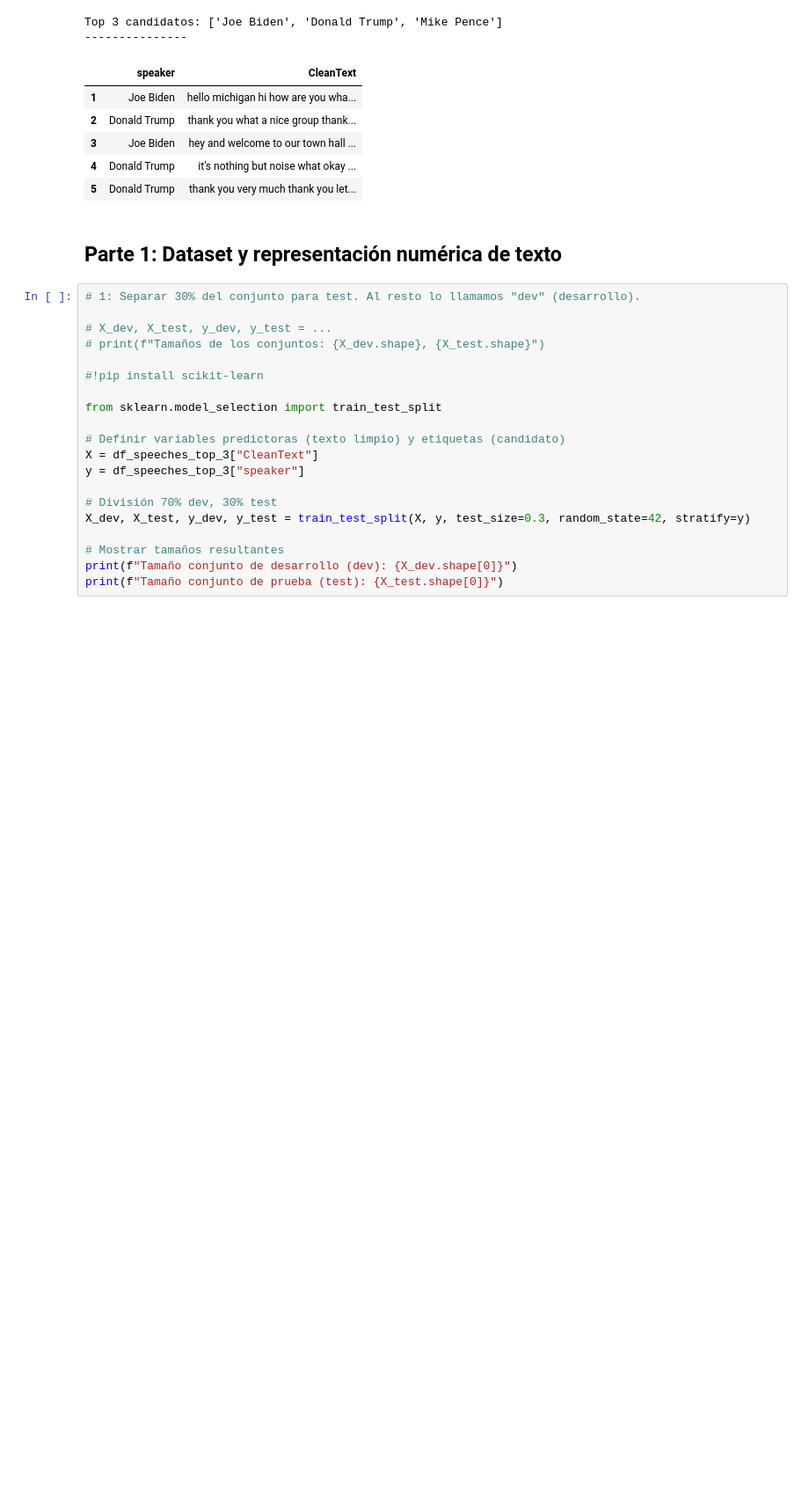
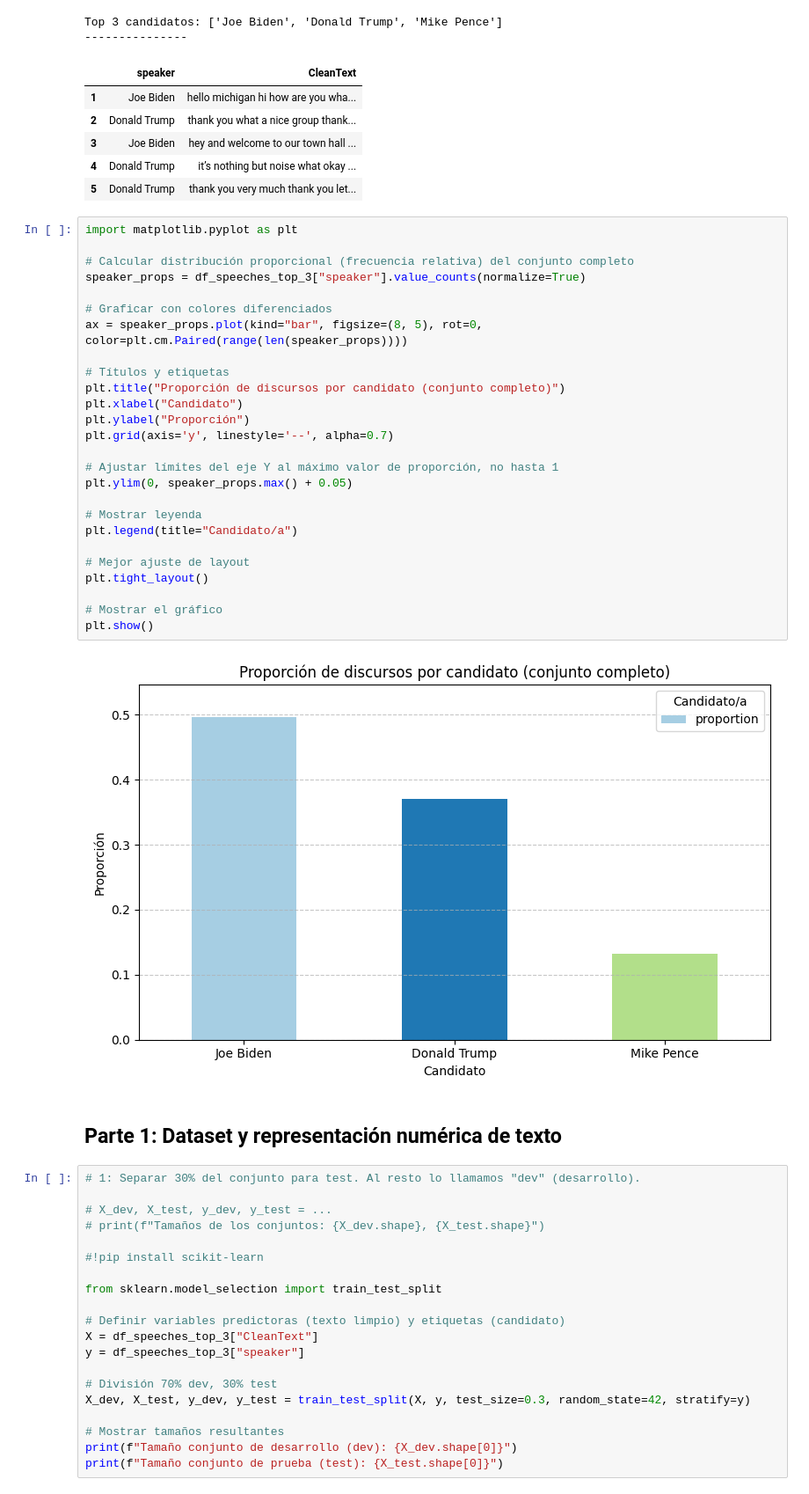
Before and after one commit to Jonathanrr98/ICD-Tarea2, a Jupyter notebook: us2020_propuesta_estudiantes.ipynb, the cells around one changed output. Shown at 88% size. Cells and saved outputs as stored; diff of their text form; blank space fills up the shorter version.

Commit message:
agregue grafico de barras del df original con los 3 candidatos con mas discursos

```diff
--- a/us2020_propuesta_estudiantes.ipynb
+++ b/us2020_propuesta_estudiantes.ipynb
@@ -140,6 +140,34 @@ Top 3 candidatos: ['Joe Biden', 'Donald Trump', 'Mike Pence']
 | 3 | Joe Biden | hey and welcome to our town hall ... |
 | 4 | Donald Trump | it’s nothing but noise what okay ... |
 | 5 | Donald Trump | thank you very much thank you let... |
+# %%
+import matplotlib.pyplot as plt
+
+# Calcular distribución proporcional (frecuencia relativa) del conjunto completo
+speaker_props = df_speeches_top_3["speaker"].value_counts(normalize=True)
+
+# Graficar con colores diferenciados
+ax = speaker_props.plot(kind="bar", figsize=(8, 5), rot=0, color=plt.cm.Paired(range(len(speaker_props))))
+
+# Títulos y etiquetas
+plt.title("Proporción de discursos por candidato (conjunto completo)")
+plt.xlabel("Candidato")
+plt.ylabel("Proporción")
+plt.grid(axis='y', linestyle='--', alpha=0.7)
+
+# Ajustar límites del eje Y al máximo valor de proporción, no hasta 1
+plt.ylim(0, speaker_props.max() + 0.05)
+
+# Mostrar leyenda
+plt.legend(title="Candidato/a")
+
+# Mejor ajuste de layout
+plt.tight_layout()
+
+# Mostrar el gráfico
+plt.show()
+# %% [output]
+[figure, added]
 # %% [markdown]
 ## Parte 1: Dataset y representación numérica de texto
 # %%
```
